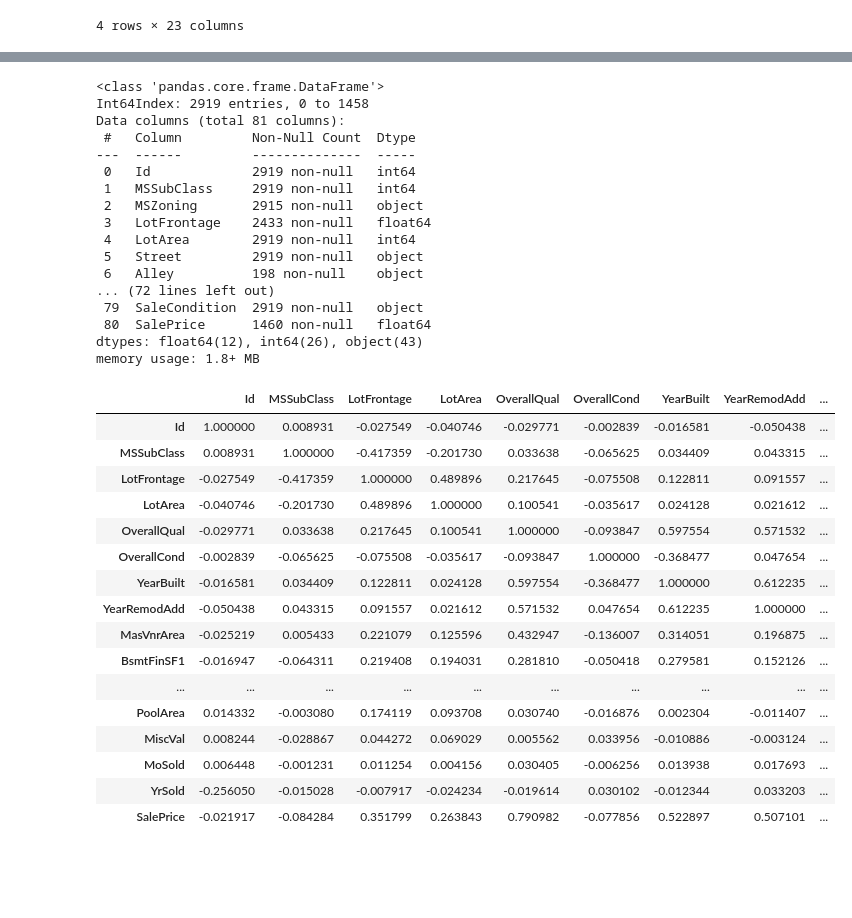
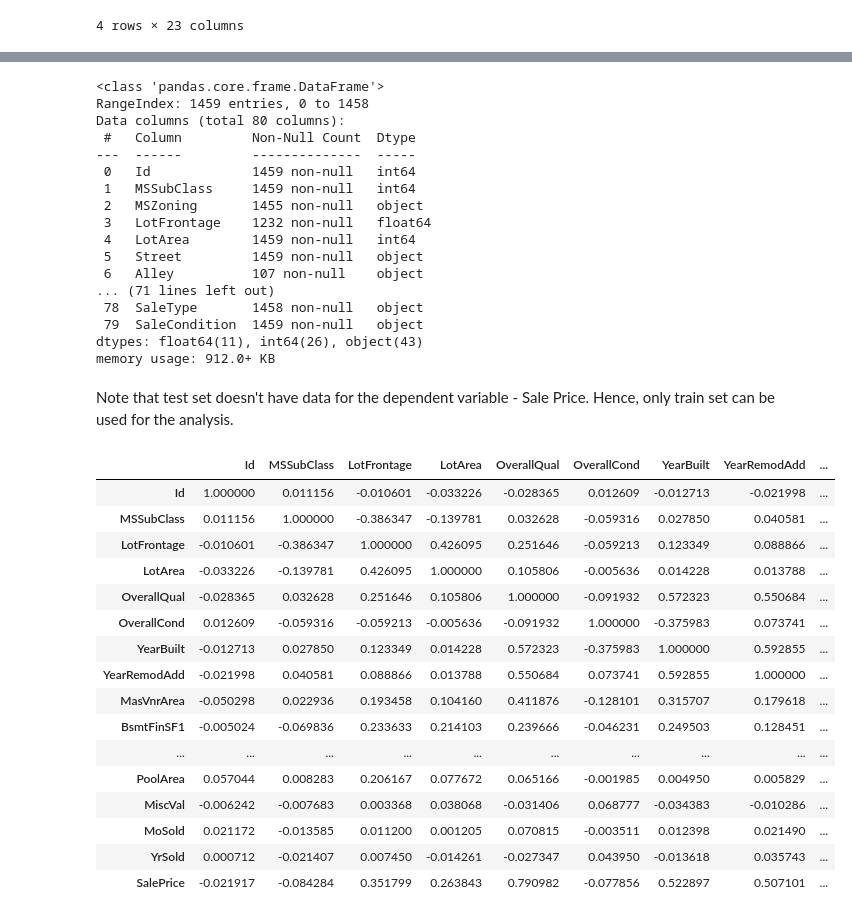
Before and after one commit to rajesvariparasa/ml-processing-pipeline-for-predicting-houseprices, a Jupyter notebook: DatasetExplore.ipynb, the cells around one changed output, grey strips where cells are left out. Cells and saved outputs as stored; diff of their text form; code cells hidden in the pictures; blank space fills up the shorter version.

```diff
--- a/DatasetExplore.ipynb
+++ b/DatasetExplore.ipynb
@@ -116,6 +116,3 @@ corr.style.background_gradient(cmap='coolwarm')
 # %%
-df1 = pd.read_csv('house-prices-advanced-regression-techniques/train.csv')
-df2= pd.read_csv('house-prices-advanced-regression-techniques/test.csv')
-
-concat = pd.concat([df1, df2], axis=0, sort=False)
-concat
+df1 = pd.read_csv('C:/Users/User/OneDrive - Université Bretagne Sud/Machine Learning/Project/house-prices-advanced-regression-techniques/train.csv')
+df2= pd.read_csv('C:/Users/User/OneDrive - Université Bretagne Sud/Machine Learning/Project/house-prices-advanced-regression-techniques/test.csv')
@@ -154,43 +137,46 @@ Data columns (total 81 columns):
 dtypes: float64(3), int64(35), object(43)
 memory usage: 924.0+ KB
 # %%
-concat.info()
+df2.info()
 # %% [output]
 <class 'pandas.core.frame.DataFrame'>
-Int64Index: 2919 entries, 0 to 1458
-Data columns (total 81 columns):
+RangeIndex: 1459 entries, 0 to 1458
+Data columns (total 80 columns):
  #   Column         Non-Null Count  Dtype
 ---  ------         --------------  -----
- 0   Id             2919 non-null   int64
- 1   MSSubClass     2919 non-null   int64
- 2   MSZoning       2915 non-null   object
- 3   LotFrontage    2433 non-null   float64
- 4   LotArea        2919 non-null   int64
- 5   Street         2919 non-null   object
- 6   Alley          198 non-null    object
-... (72 lines left out)
- 79  SaleCondition  2919 non-null   object
- 80  SalePrice      1460 non-null   float64
-dtypes: float64(12), int64(26), object(43)
-memory usage: 1.8+ MB
+ 0   Id             1459 non-null   int64
+ 1   MSSubClass     1459 non-null   int64
+ 2   MSZoning       1455 non-null   object
+ 3   LotFrontage    1232 non-null   float64
+ 4   LotArea        1459 non-null   int64
+ 5   Street         1459 non-null   object
+ 6   Alley          107 non-null    object
+... (71 lines left out)
+ 78  SaleType       1458 non-null   object
+ 79  SaleCondition  1459 non-null   object
+dtypes: float64(11), int64(26), object(43)
+memory usage: 912.0+ KB
+# %% [markdown]
+Note that test set doesn't have data for the dependent variable - Sale Price. Hence, only train set can be used for the analysis.
 # %%
-corr = concat.corr()
-corr.style.background_gradient(cmap='coolwarm')
+# correlation matrix
+corr_matrix = df1.corr()
+corr_matrix.style.background_gradient(cmap='coolwarm')
 # %% [output]
 |  | Id | MSSubClass | LotFrontage | LotArea | OverallQual | OverallCond | YearBuilt | YearRemodAdd | ... |
-| Id | 1.000000 | 0.008931 | -0.027549 | -0.040746 | -0.029771 | -0.002839 | -0.016581 | -0.050438 | ... |
-| MSSubClass | 0.008931 | 1.000000 | -0.417359 | -0.201730 | 0.033638 | -0.065625 | 0.034409 | 0.043315 | ... |
-| LotFrontage | -0.027549 | -0.417359 | 1.000000 | 0.489896 | 0.217645 | -0.075508 | 0.122811 | 0.091557 | ... |
-| LotArea | -0.040746 | -0.201730 | 0.489896 | 1.000000 | 0.100541 | -0.035617 | 0.024128 | 0.021612 | ... |
-| OverallQual | -0.029771 | 0.033638 | 0.217645 | 0.100541 | 1.000000 | -0.093847 | 0.597554 | 0.571532 | ... |
-| OverallCond | -0.002839 | -0.065625 | -0.075508 | -0.035617 | -0.093847 | 1.000000 | -0.368477 | 0.047654 | ... |
-| YearBuilt | -0.016581 | 0.034409 | 0.122811 | 0.024128 | 0.597554 | -0.368477 | 1.000000 | 0.612235 | ... |
-| YearRemodAdd | -0.050438 | 0.043315 | 0.091557 | 0.021612 | 0.571532 | 0.047654 | 0.612235 | 1.000000 | ... |
-| MasVnrArea | -0.025219 | 0.005433 | 0.221079 | 0.125596 | 0.432947 | -0.136007 | 0.314051 | 0.196875 | ... |
-| BsmtFinSF1 | -0.016947 | -0.064311 | 0.219408 | 0.194031 | 0.281810 | -0.050418 | 0.279581 | 0.152126 | ... |
+| Id | 1.000000 | 0.011156 | -0.010601 | -0.033226 | -0.028365 | 0.012609 | -0.012713 | -0.021998 | ... |
+| MSSubClass | 0.011156 | 1.000000 | -0.386347 | -0.139781 | 0.032628 | -0.059316 | 0.027850 | 0.040581 | ... |
+| LotFrontage | -0.010601 | -0.386347 | 1.000000 | 0.426095 | 0.251646 | -0.059213 | 0.123349 | 0.088866 | ... |
+| LotArea | -0.033226 | -0.139781 | 0.426095 | 1.000000 | 0.105806 | -0.005636 | 0.014228 | 0.013788 | ... |
+| OverallQual | -0.028365 | 0.032628 | 0.251646 | 0.105806 | 1.000000 | -0.091932 | 0.572323 | 0.550684 | ... |
+| OverallCond | 0.012609 | -0.059316 | -0.059213 | -0.005636 | -0.091932 | 1.000000 | -0.375983 | 0.073741 | ... |
+| YearBuilt | -0.012713 | 0.027850 | 0.123349 | 0.014228 | 0.572323 | -0.375983 | 1.000000 | 0.592855 | ... |
+| YearRemodAdd | -0.021998 | 0.040581 | 0.088866 | 0.013788 | 0.550684 | 0.073741 | 0.592855 | 1.000000 | ... |
+| MasVnrArea | -0.050298 | 0.022936 | 0.193458 | 0.104160 | 0.411876 | -0.128101 | 0.315707 | 0.179618 | ... |
+| BsmtFinSF1 | -0.005024 | -0.069836 | 0.233633 | 0.214103 | 0.239666 | -0.046231 | 0.249503 | 0.128451 | ... |
 | ... | ... | ... | ... | ... | ... | ... | ... | ... | ... |
-| PoolArea | 0.014332 | -0.003080 | 0.174119 | 0.093708 | 0.030740 | -0.016876 | 0.002304 | -0.011407 | ... |
-| MiscVal | 0.008244 | -0.028867 | 0.044272 | 0.069029 | 0.005562 | 0.033956 | -0.010886 | -0.003124 | ... |
-| MoSold | 0.006448 | -0.001231 | 0.011254 | 0.004156 | 0.030405 | -0.006256 | 0.013938 | 0.017693 | ... |
-| YrSold | -0.256050 | -0.015028 | -0.007917 | -0.024234 | -0.019614 | 0.030102 | -0.012344 | 0.033203 | ... |
+| PoolArea | 0.057044 | 0.008283 | 0.206167 | 0.077672 | 0.065166 | -0.001985 | 0.004950 | 0.005829 | ... |
+| MiscVal | -0.006242 | -0.007683 | 0.003368 | 0.038068 | -0.031406 | 0.068777 | -0.034383 | -0.010286 | ... |
+| MoSold | 0.021172 | -0.013585 | 0.011200 | 0.001205 | 0.070815 | -0.003511 | 0.012398 | 0.021490 | ... |
+| YrSold | 0.000712 | -0.021407 | 0.007450 | -0.014261 | -0.027347 | 0.043950 | -0.013618 | 0.035743 | ... |
 | SalePrice | -0.021917 | -0.084284 | 0.351799 | 0.263843 | 0.790982 | -0.077856 | 0.522897 | 0.507101 | ... |
```
Also changed, not shown: parts of 5 cells of this notebook.
